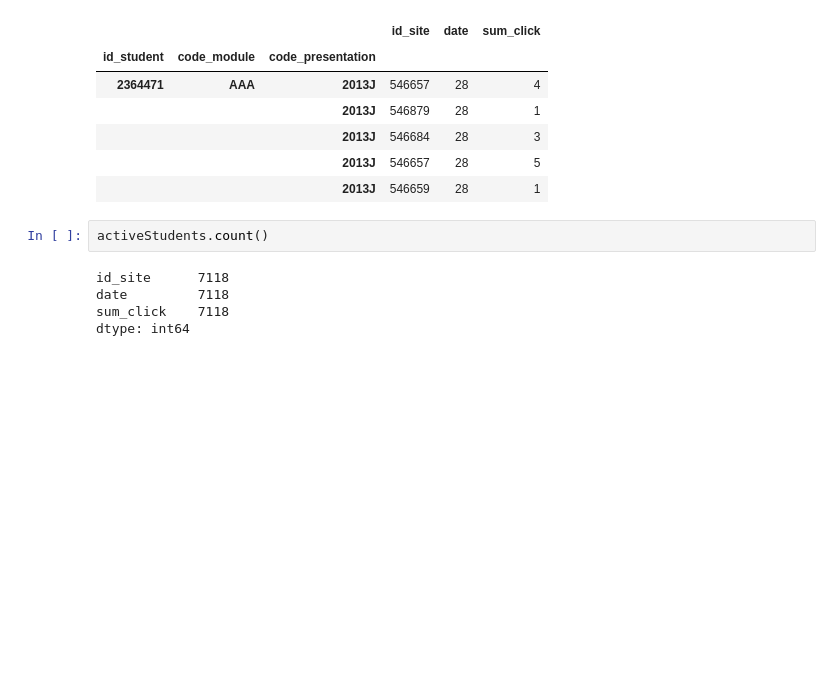
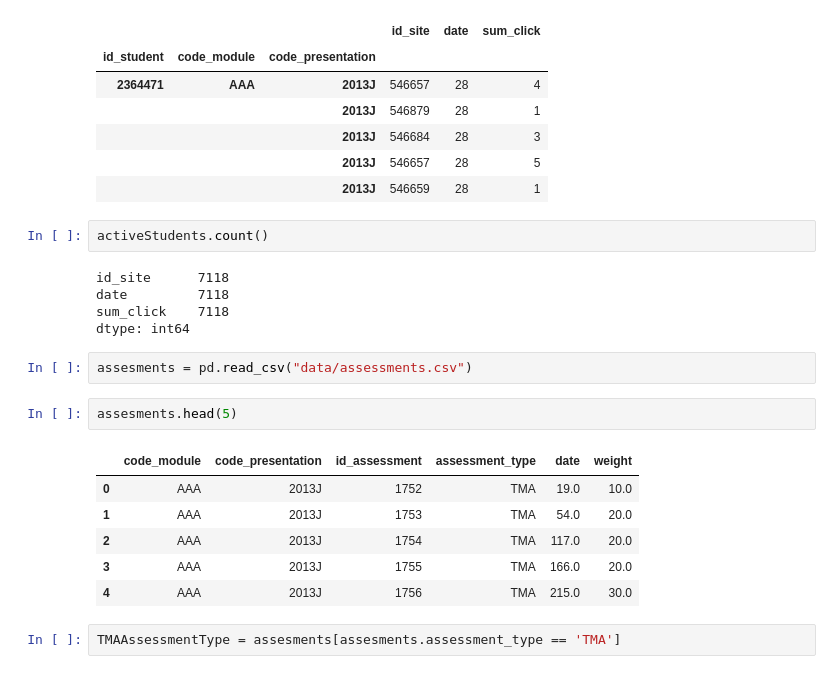
Before and after one commit to somratcste/data-science, a Jupyter notebook: main.ipynb, the cells around one changed output. Saved outputs shown, nothing was run; the diff lists cells and outputs as text; blank space fills up the shorter version.

```diff
--- a/main.ipynb
+++ b/main.ipynb
@@ -144,3 +144,16 @@ id_site      7118
 date         7118
 sum_click    7118
 dtype: int64
+# %%
+assesments = pd.read_csv("data/assessments.csv")
+# %%
+assesments.head(5)
+# %% [output]
+|  | code_module | code_presentation | id_assessment | assessment_type | date | weight |
+| 0 | AAA | 2013J | 1752 | TMA | 19.0 | 10.0 |
+| 1 | AAA | 2013J | 1753 | TMA | 54.0 | 20.0 |
+| 2 | AAA | 2013J | 1754 | TMA | 117.0 | 20.0 |
+| 3 | AAA | 2013J | 1755 | TMA | 166.0 | 20.0 |
+| 4 | AAA | 2013J | 1756 | TMA | 215.0 | 30.0 |
+# %%
+TMAAssessmentType = assesments[assesments.assessment_type == 'TMA']
```
Also changed, not shown: parts of 1 cell of this notebook, 1 other file.
